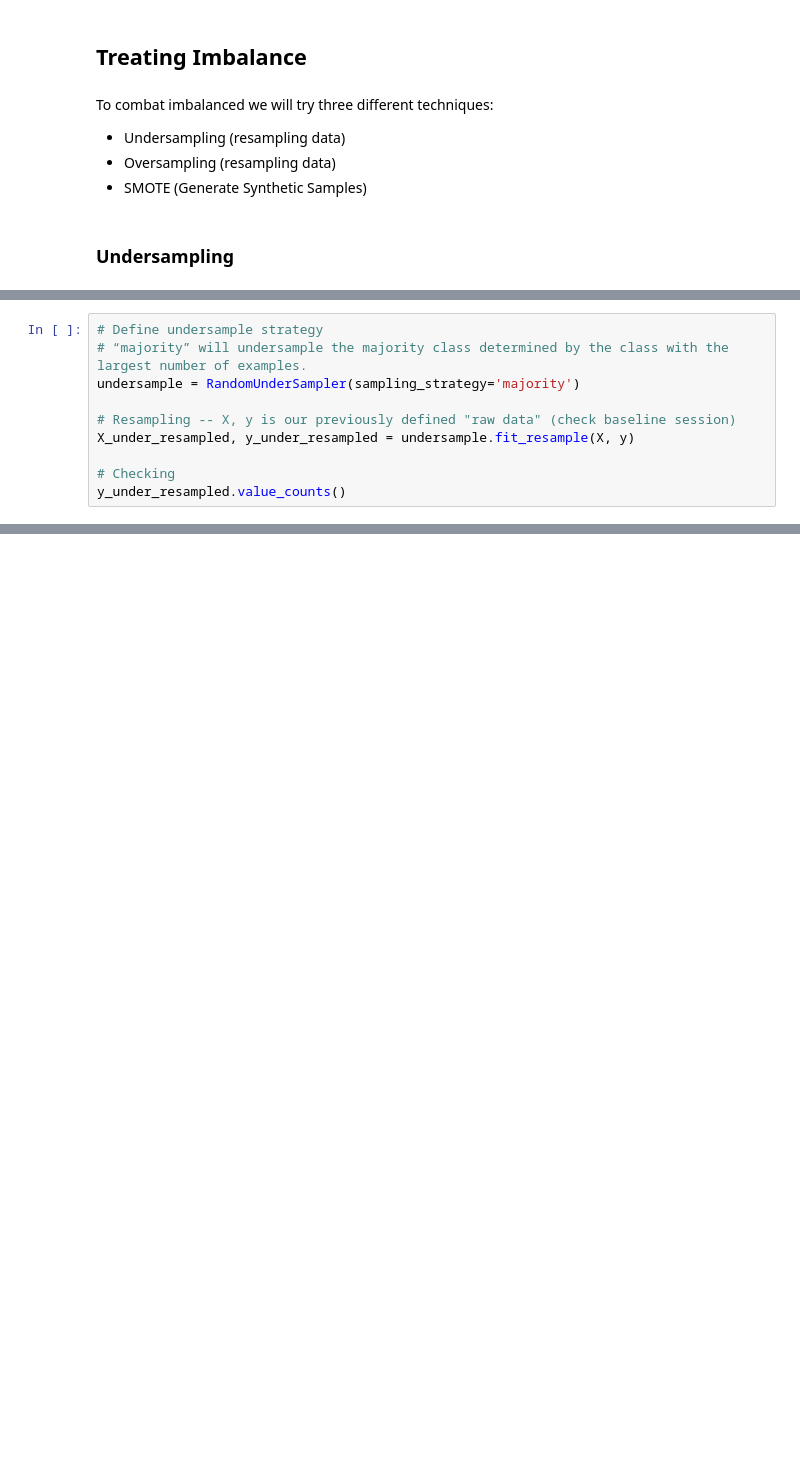
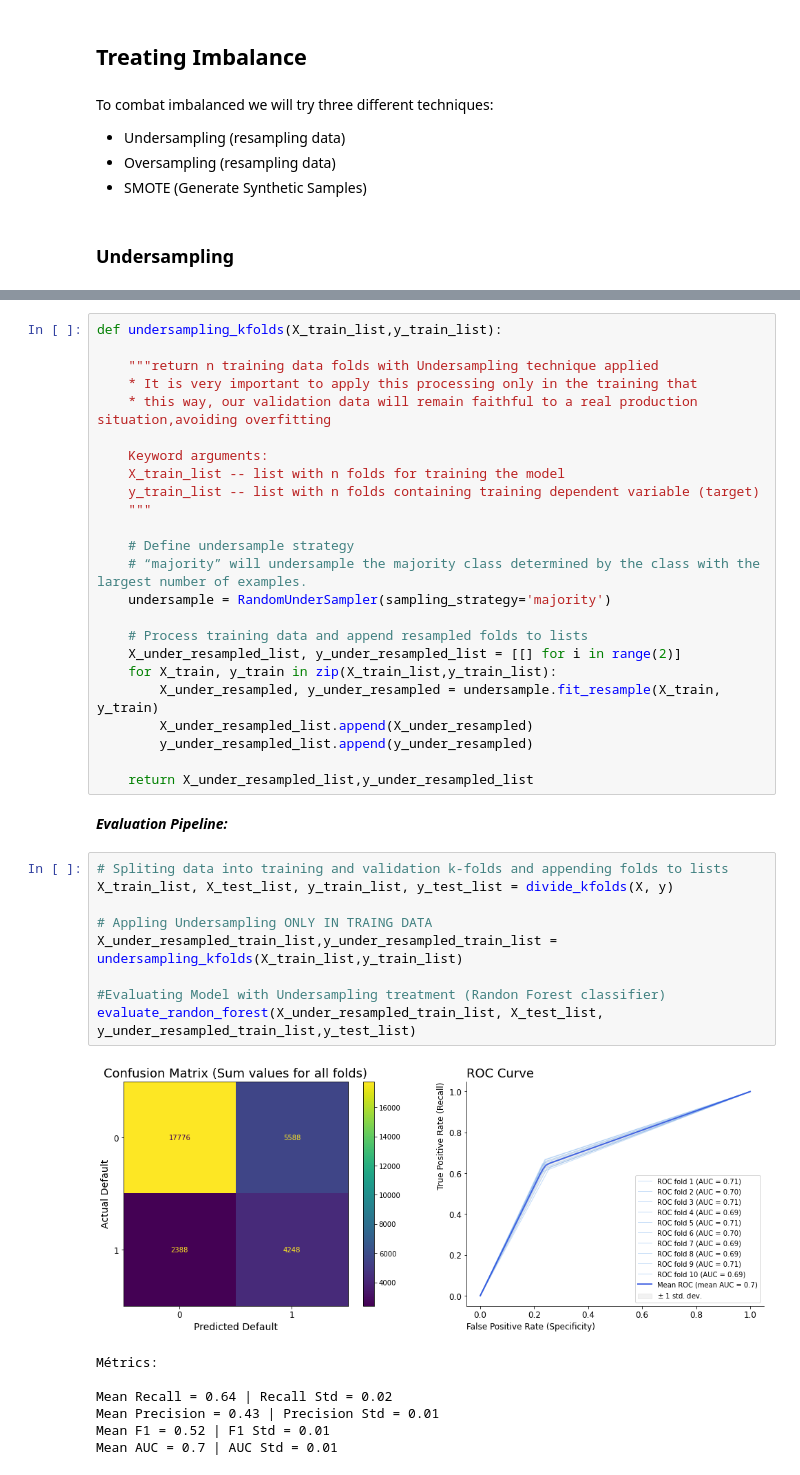
Before and after one commit to FelipeMezzarana/credit_card_default_prediction, a Jupyter notebook: default_predict.ipynb, the cells around one changed output, grey strips where cells are left out. Cells and saved outputs as stored; diff of their text form; blank space fills up the shorter version.

Commit message:
Improving pipeline functions

```diff
--- a/default_predict.ipynb
+++ b/default_predict.ipynb
@@ -339,10 +181,0 @@ To implement this technique we will use ***RandomUnderSampler***.  From [documen
-# %%
-# Define undersample strategy
-# “majority” will undersample the majority class determined by the class with the largest number of examples.
-undersample = RandomUnderSampler(sampling_strategy='majority')
-
-# Resampling -- X, y is our previously defined "raw data" (check baseline session)
-X_under_resampled, y_under_resampled = undersample.fit_resample(X, y)
-
-# Checking
-y_under_resampled.value_counts()
@@ -449,0 +190,43 @@ When tested in uncontaminated data we were still able to improve our baseline, b
+# %%
+def undersampling_kfolds(X_train_list,y_train_list):
+
+    """return n training data folds with Undersampling technique applied
+    * It is very important to apply this processing only in the training that
+    * this way, our validation data will remain faithful to a real production situation,avoiding overfitting
+
+    Keyword arguments:
+    X_train_list -- list with n folds for training the model
+    y_train_list -- list with n folds containing training dependent variable (target)
+    """
+
+    # Define undersample strategy
+    # “majority” will undersample the majority class determined by the class with the largest number of examples.
+    undersample = RandomUnderSampler(sampling_strategy='majority')
+
+    # Process training data and append resampled folds to lists
+    X_under_resampled_list, y_under_resampled_list = [[] for i in range(2)]
+    for X_train, y_train in zip(X_train_list,y_train_list):
+        X_under_resampled, y_under_resampled = undersample.fit_resample(X_train, y_train)
+        X_under_resampled_list.append(X_under_resampled)
+        y_under_resampled_list.append(y_under_resampled)
+
+    return X_under_resampled_list,y_under_resampled_list
+# %% [markdown]
+***Evaluation Pipeline:***
+# %%
+# Spliting data into training and validation k-folds and appending folds to lists
+X_train_list, X_test_list, y_train_list, y_test_list = divide_kfolds(X, y)
+
+# Appling Undersampling ONLY IN TRAING DATA
+X_under_resampled_train_list,y_under_resampled_train_list = undersampling_kfolds(X_train_list,y_train_list)
+
+#Evaluating Model with Undersampling treatment (Randon Forest classifier)
+evaluate_randon_forest(X_under_resampled_train_list, X_test_list, y_under_resampled_train_list,y_test_list)
+# %% [output]
+[figure, added]
+Métrics:
+
+Mean Recall = 0.64 | Recall Std = 0.02
+Mean Precision = 0.43 | Precision Std = 0.01
+Mean F1 = 0.52 | F1 Std = 0.01
+Mean AUC = 0.7 | AUC Std = 0.01
```
Also changed, not shown: parts of 38 cells of this notebook.
